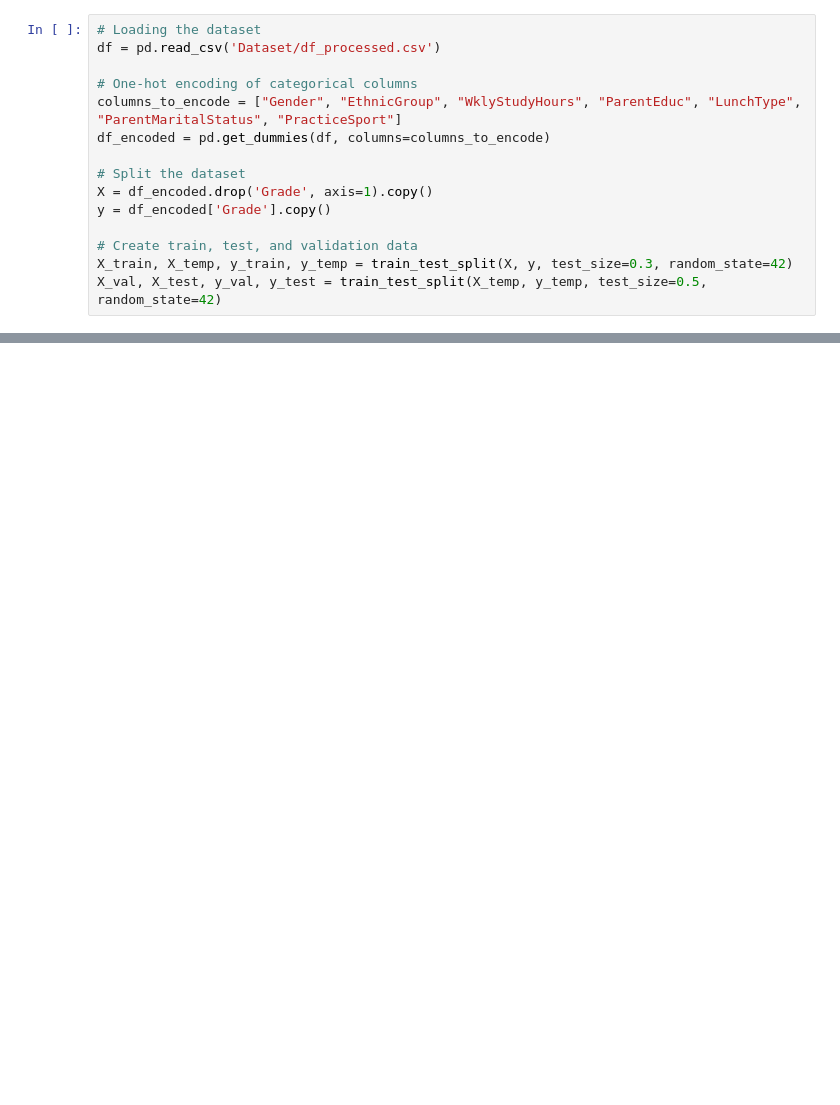
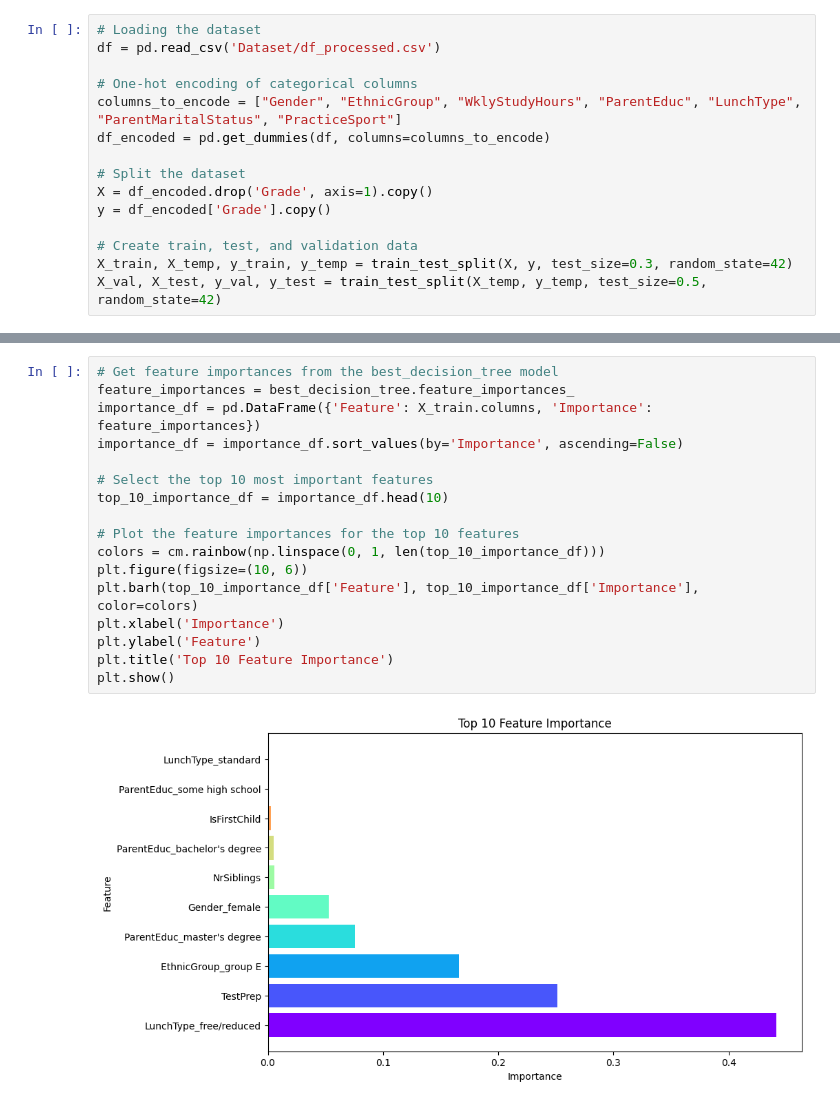
Before and after one commit to ChrisTho23/fairness-and-explainability, a Jupyter notebook: Whitebox/main.ipynb, the cells around one changed output, grey strips where cells are left out. Saved outputs shown, nothing was run; the diff lists cells and outputs as text; blank space fills up the shorter version.

```diff
--- a/Whitebox/main.ipynb
+++ b/Whitebox/main.ipynb
@@ -228,0 +232,19 @@ plt.show()
+# %%
+# Get feature importances from the best_decision_tree model
+feature_importances = best_decision_tree.feature_importances_
+importance_df = pd.DataFrame({'Feature': X_train.columns, 'Importance': feature_importances})
+importance_df = importance_df.sort_values(by='Importance', ascending=False)
+
+# Select the top 10 most important features
+top_10_importance_df = importance_df.head(10)
+
+# Plot the feature importances for the top 10 features
+colors = cm.rainbow(np.linspace(0, 1, len(top_10_importance_df)))
+plt.figure(figsize=(10, 6))
+plt.barh(top_10_importance_df['Feature'], top_10_importance_df['Importance'], color=colors)
+plt.xlabel('Importance')
+plt.ylabel('Feature')
+plt.title('Top 10 Feature Importance')
+plt.show()
+# %% [output]
+[figure, added]
```
Also changed, not shown: parts of 23 cells of this notebook, 2 other files.
